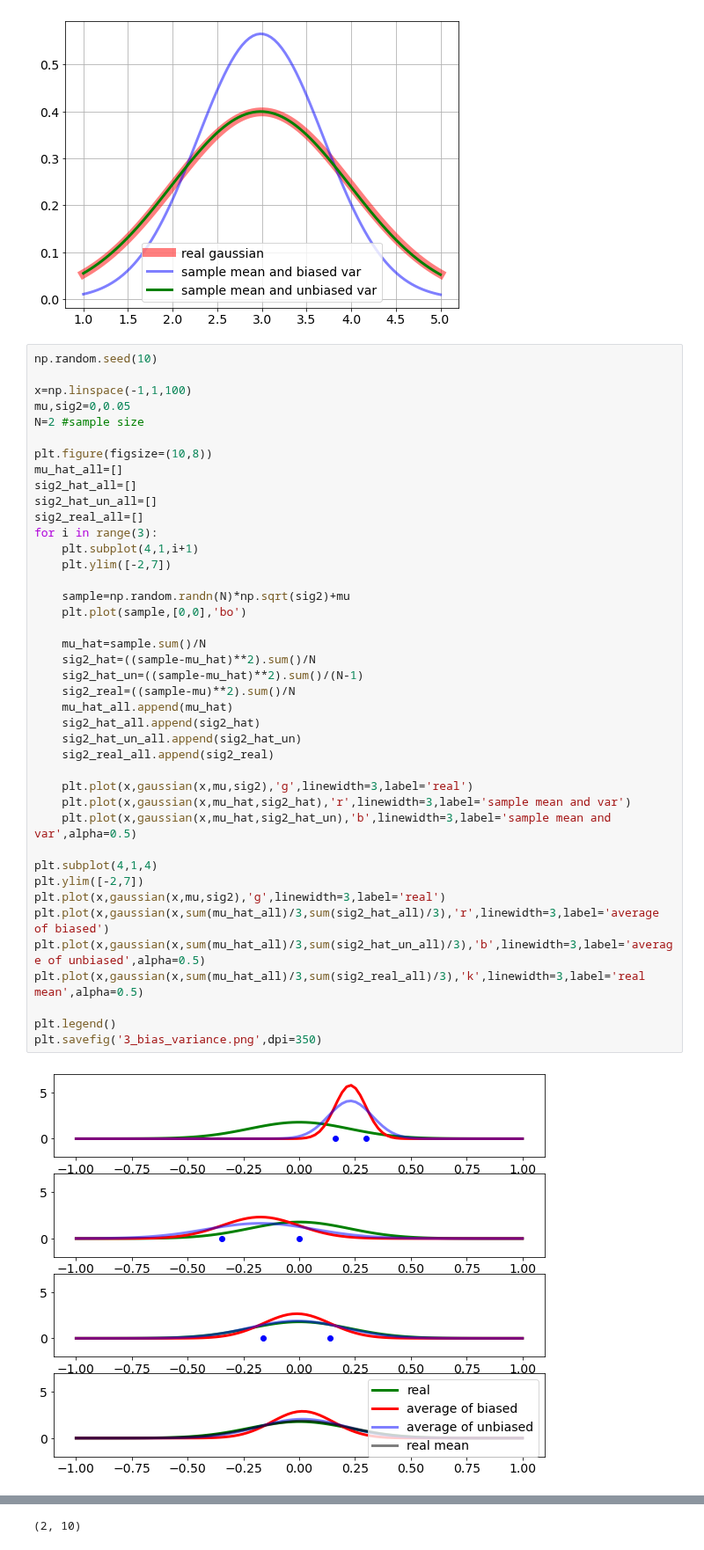
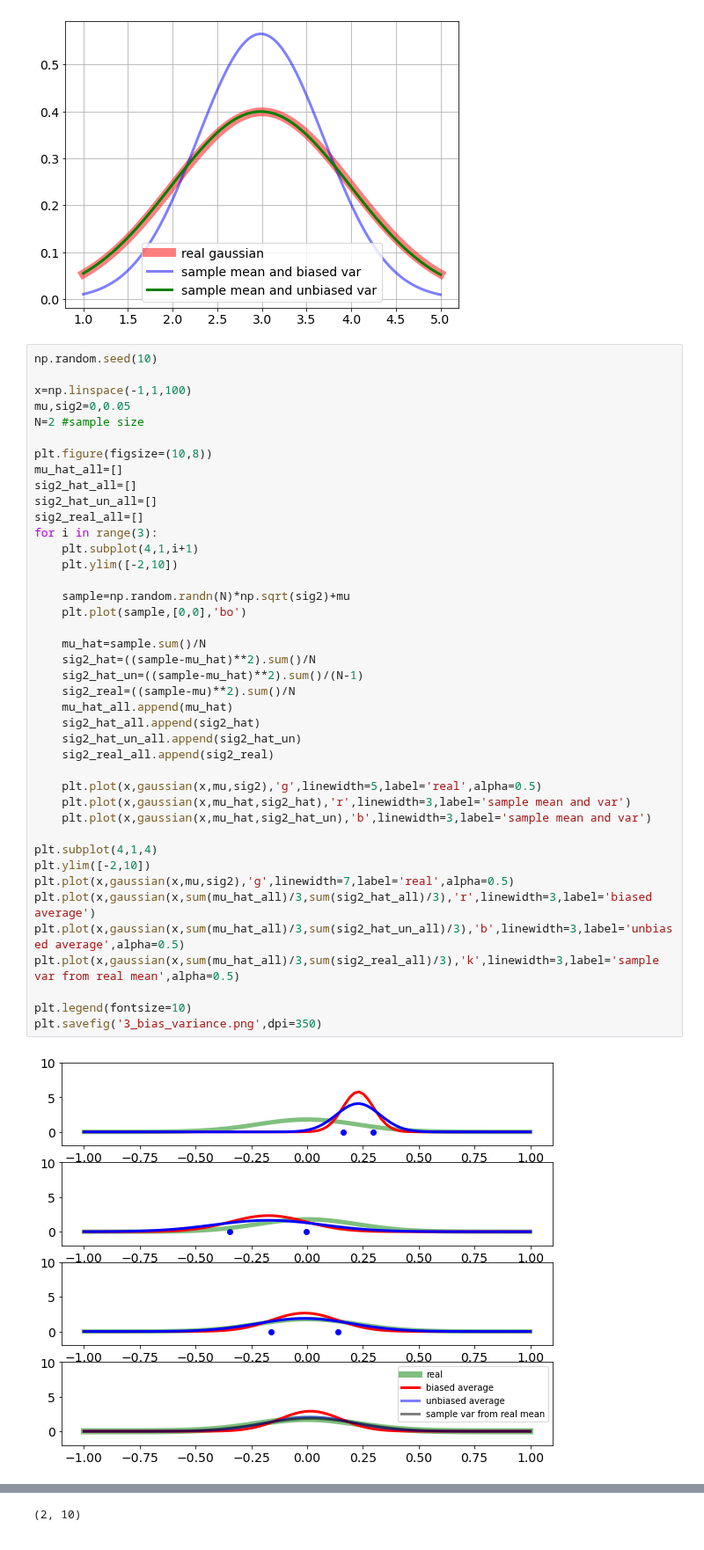
Before and after one commit to ha5ha6/judy_blog, a Jupyter notebook: _notebooks/bias_variance.ipynb, the cells around one changed output, grey strips where cells are left out. Shown at 88% size. Cells and saved outputs as stored; diff of their text form.

```diff
--- a/_notebooks/bias_variance.ipynb
+++ b/_notebooks/bias_variance.ipynb
@@ -44,43 +44,43 @@ np.random.seed(10)
 x=np.linspace(-1,1,100)
 mu,sig2=0,0.05
 N=2 #sample size
 
 plt.figure(figsize=(10,8))
 mu_hat_all=[]
 sig2_hat_all=[]
 sig2_hat_un_all=[]
 sig2_real_all=[]
 for i in range(3):
     plt.subplot(4,1,i+1)
-    plt.ylim([-2,7])
+    plt.ylim([-2,10])
 
     sample=np.random.randn(N)*np.sqrt(sig2)+mu
     plt.plot(sample,[0,0],'bo')
 
     mu_hat=sample.sum()/N
     sig2_hat=((sample-mu_hat)**2).sum()/N
     sig2_hat_un=((sample-mu_hat)**2).sum()/(N-1)
     sig2_real=((sample-mu)**2).sum()/N
     mu_hat_all.append(mu_hat)
     sig2_hat_all.append(sig2_hat)
     sig2_hat_un_all.append(sig2_hat_un)
     sig2_real_all.append(sig2_real)
 
-    plt.plot(x,gaussian(x,mu,sig2),'g',linewidth=3,label='real')
+    plt.plot(x,gaussian(x,mu,sig2),'g',linewidth=5,label='real',alpha=0.5)
     plt.plot(x,gaussian(x,mu_hat,sig2_hat),'r',linewidth=3,label='sample mean and var')
-    plt.plot(x,gaussian(x,mu_hat,sig2_hat_un),'b',linewidth=3,label='sample mean and var',alpha=0.5)
+    plt.plot(x,gaussian(x,mu_hat,sig2_hat_un),'b',linewidth=3,label='sample mean and var')
 
 plt.subplot(4,1,4)
-plt.ylim([-2,7])
-plt.plot(x,gaussian(x,mu,sig2),'g',linewidth=3,label='real')
-plt.plot(x,gaussian(x,sum(mu_hat_all)/3,sum(sig2_hat_all)/3),'r',linewidth=3,label='average of biased')
-plt.plot(x,gaussian(x,sum(mu_hat_all)/3,sum(sig2_hat_un_all)/3),'b',linewidth=3,label='average of unbiased',alpha=0.5)
-plt.plot(x,gaussian(x,sum(mu_hat_all)/3,sum(sig2_real_all)/3),'k',linewidth=3,label='real mean',alpha=0.5)
+plt.ylim([-2,10])
+plt.plot(x,gaussian(x,mu,sig2),'g',linewidth=7,label='real',alpha=0.5)
+plt.plot(x,gaussian(x,sum(mu_hat_all)/3,sum(sig2_hat_all)/3),'r',linewidth=3,label='biased average')
+plt.plot(x,gaussian(x,sum(mu_hat_all)/3,sum(sig2_hat_un_all)/3),'b',linewidth=3,label='unbiased average',alpha=0.5)
+plt.plot(x,gaussian(x,sum(mu_hat_all)/3,sum(sig2_real_all)/3),'k',linewidth=3,label='sample var from real mean',alpha=0.5)
 
-plt.legend()
+plt.legend(fontsize=10)
 plt.savefig('3_bias_variance.png',dpi=350)
 # %% [output]
-[figure, old version]
+[figure, new version]
 # %%
 # %% [output]
 array([5.9166324 , 7.2502098 , 7.57887558, 6.67958549, 6.70022646,
```
Also changed, not shown: 2 other files.
